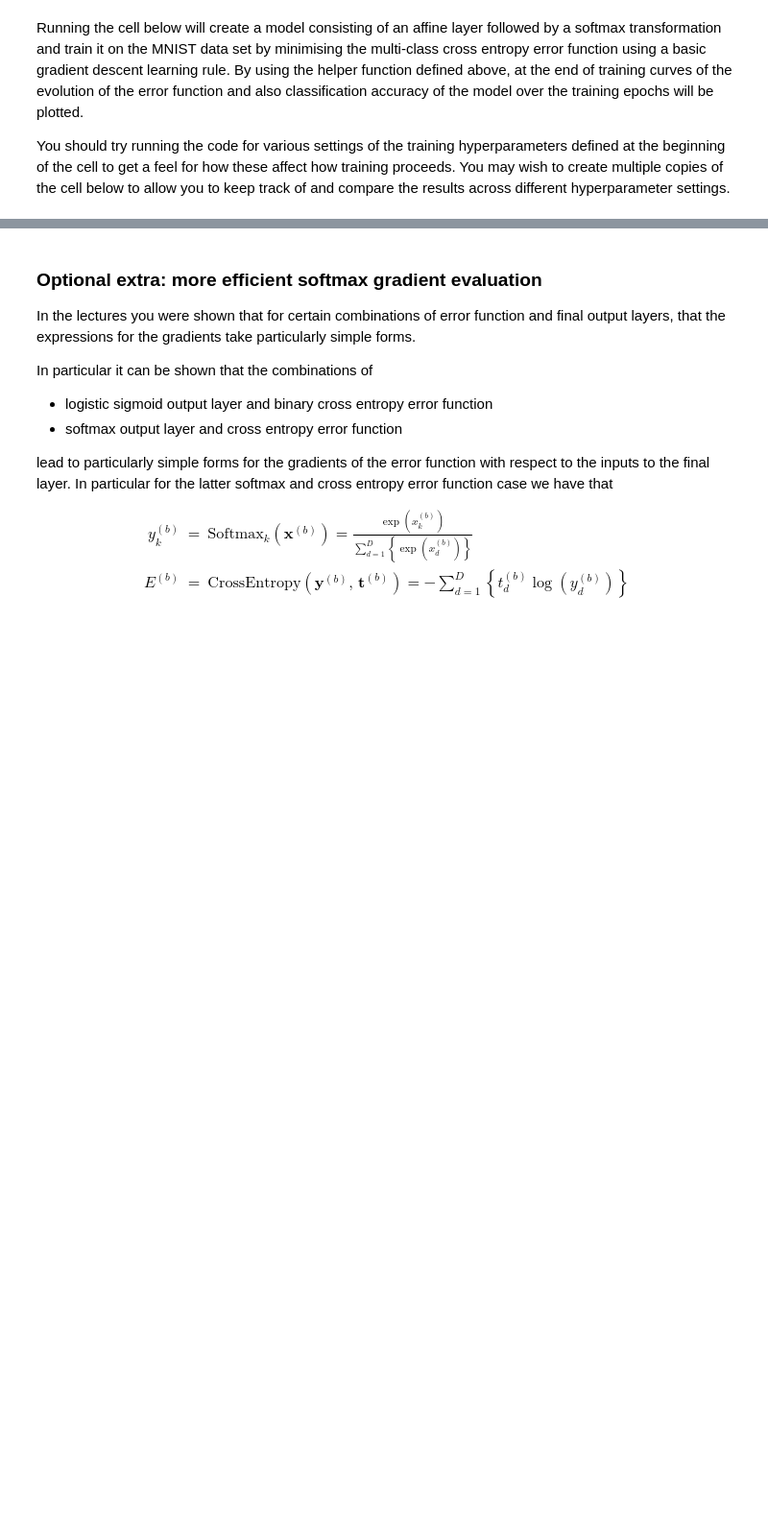
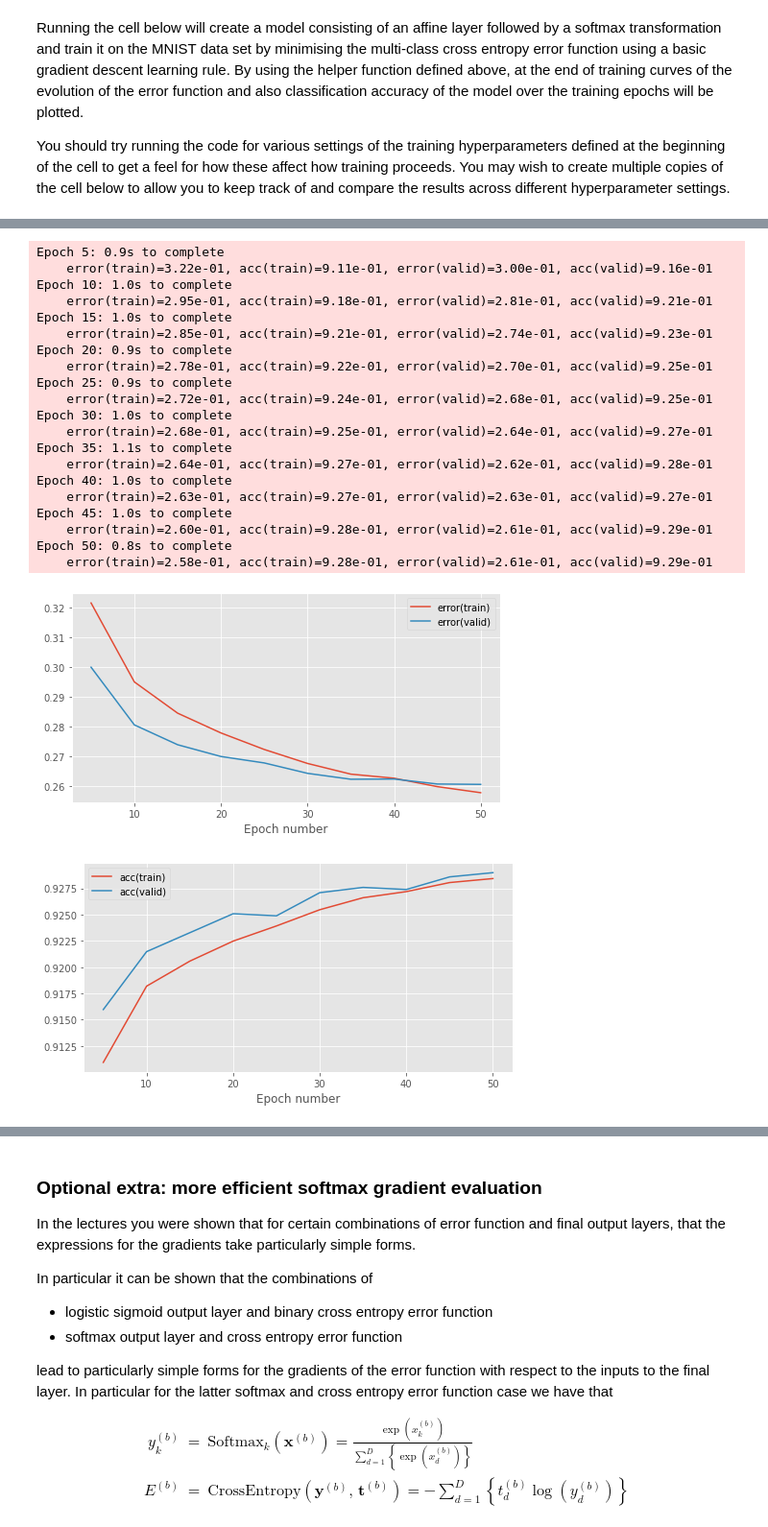
Before and after one commit to KareemAlaa2001/mlpractical-sem1, a Jupyter notebook: notebooks/03_Multiple_layer_models.ipynb, the cells around one changed output, grey strips where cells are left out. Shown at 96% size. Drawn from its saved outputs; the diff is of its cells as text; code cells hidden in the pictures; blank space fills up the shorter version.

```diff
--- a/notebooks/03_Multiple_layer_models.ipynb
+++ b/notebooks/03_Multiple_layer_models.ipynb
@@ -327,0 +289,59 @@ triggered to one of k
+# %%
+# Set training run hyperparameters
+batch_size = 128  # number of data points in a batch
+init_scale = 0.1  # scale for random parameter initialisation
+learning_rate = 0.1  # learning rate for gradient descent
+num_epochs = 50  # number of training epochs to perform
+stats_interval = 5  # epoch interval between recording and printing stats
+
+# Reset random number generator and data provider states on each run
+# to ensure reproducibility of results
+rng.seed(seed)
+train_data.reset()
+valid_data.reset()
+
+# Alter data-provider batch size
+train_data.batch_size = batch_size
+valid_data.batch_size = batch_size
+
+# Create a parameter initialiser which will sample random uniform values
+# from [-init_scale, init_scale]
+param_init = UniformInit(-init_scale, init_scale, rng=rng)
+
+# Create affine + softmax model
+model = MultipleLayerModel([
+    AffineLayer(input_dim, output_dim, param_init, param_init),
+    SoftmaxLayer()
+])
+
+# Initialise a cross entropy error object
+error = CrossEntropyError()
+
+# Use a basic gradient descent learning rule
+learning_rule = GradientDescentLearningRule(learning_rate=learning_rate)
+
+_ = train_model_and_plot_stats(
+    model, error, learning_rule, train_data, valid_data, num_epochs, stats_interval)
+# %% [output]
+Epoch 5: 0.9s to complete
+    error(train)=3.22e-01, acc(train)=9.11e-01, error(valid)=3.00e-01, acc(valid)=9.16e-01
+Epoch 10: 1.0s to complete
+    error(train)=2.95e-01, acc(train)=9.18e-01, error(valid)=2.81e-01, acc(valid)=9.21e-01
+Epoch 15: 1.0s to complete
+    error(train)=2.85e-01, acc(train)=9.21e-01, error(valid)=2.74e-01, acc(valid)=9.23e-01
+Epoch 20: 0.9s to complete
+    error(train)=2.78e-01, acc(train)=9.22e-01, error(valid)=2.70e-01, acc(valid)=9.25e-01
+Epoch 25: 0.9s to complete
+    error(train)=2.72e-01, acc(train)=9.24e-01, error(valid)=2.68e-01, acc(valid)=9.25e-01
+Epoch 30: 1.0s to complete
+    error(train)=2.68e-01, acc(train)=9.25e-01, error(valid)=2.64e-01, acc(valid)=9.27e-01
+Epoch 35: 1.1s to complete
+    error(train)=2.64e-01, acc(train)=9.27e-01, error(valid)=2.62e-01, acc(valid)=9.28e-01
+Epoch 40: 1.0s to complete
+    error(train)=2.63e-01, acc(train)=9.27e-01, error(valid)=2.63e-01, acc(valid)=9.27e-01
+Epoch 45: 1.0s to complete
+    error(train)=2.60e-01, acc(train)=9.28e-01, error(valid)=2.61e-01, acc(valid)=9.29e-01
+Epoch 50: 0.8s to complete
+    error(train)=2.58e-01, acc(train)=9.28e-01, error(valid)=2.61e-01, acc(valid)=9.29e-01
+[figure, added]
+[figure, added]
```
Also changed, not shown: parts of 11 cells of this notebook.
